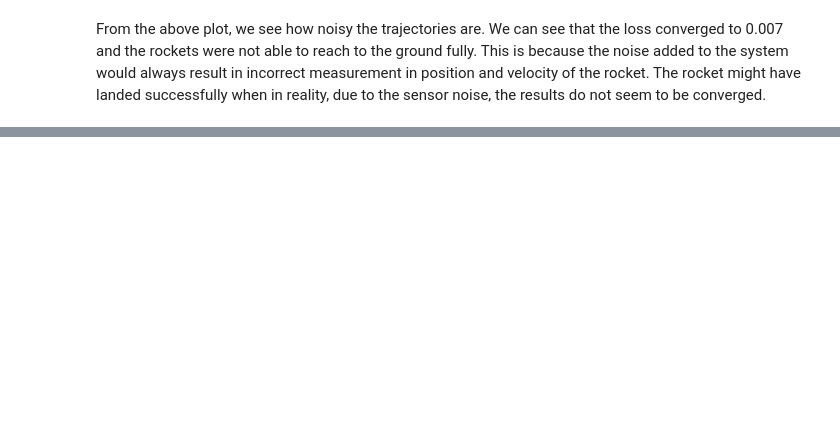
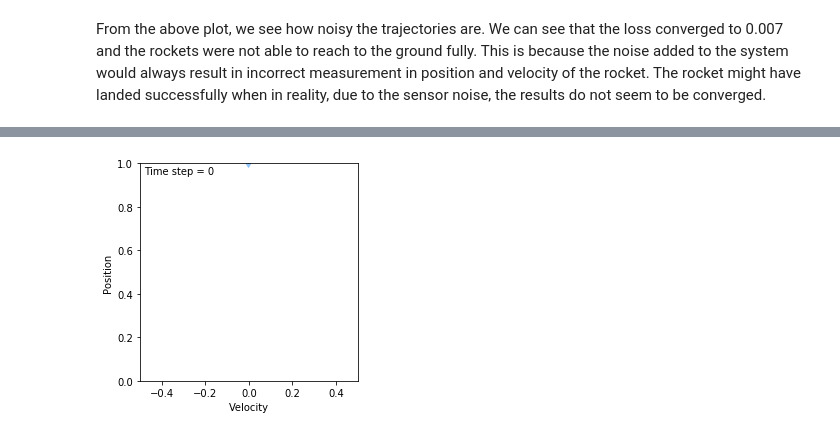
Before and after one commit to ghimiremukesh/Design_Optimization, a Jupyter notebook: Project/Project 1 gradient based algorithms and differentiable programming.ipynb, the cells around one changed output, grey strips where cells are left out. Cells and saved outputs as stored; diff of their text form; code cells hidden in the pictures; blank space fills up the shorter version.

```diff
--- a/Project/Project 1 gradient based algorithms and differentiable programming.ipynb
+++ b/Project/Project 1 gradient based algorithms and differentiable programming.ipynb
@@ -417,0 +430,50 @@ In this project, we considered a rocket landing problem formulated as an optimiz
+# %%
+r1 = t.tensor([[1., 0]])
+s.forward(r1)
+traj = s.state_trajectory
+# %%
+from matplotlib import pyplot as plt
+from matplotlib.animation import FuncAnimation
+from matplotlib.offsetbox import OffsetImage, AnnotationBbox
+plt.style.use('seaborn-pastel')
+
+data = np.array([[traj[i][N].detach().numpy() for i in range(100)] for N in range(1)])
+
+frames = 100
+
+x = data[0, :, 0]  # position
+y = data[0, :, 1]  # velocity
+
+time_steps = 100
+N_nodes = 1
+
+
+fig, ax = plt.subplots()
+
+
+marker_size = 30 #upped this to make points more visible
+
+
+
+
+def animate(i):
+    """ Perform animation step. """
+    #important - the figure is cleared and new axes are added
+    fig.clear()
+    ax = fig.add_subplot(111, aspect='equal', autoscale_on=False, xlim=(0, 1), ylim=(0, 1))
+    #the new axes must be re-formatted
+    ax.set_ylim(0, 1)
+    ax.set_xlim(-0.5, 0.5)
+    ax.set_xlabel('Velocity')
+    ax.set_ylabel('Position')
+    # and the elements for this frame are added
+    ax.text(0.02, 0.95, 'Time step = %d' % i, transform=ax.transAxes)
+    s = ax.scatter(y[i], x[i], marker = "d", s=marker_size, edgecolor = None)
+
+
+plt.grid(b=None)
+ani = FuncAnimation(fig, animate, interval=1, frames=range(time_steps))
+
+ani.save('animation.gif', writer='pillow')
+# %% [output]
+[figure, added]
```
Also changed, not shown: parts of 4 cells of this notebook, 2 other files.
